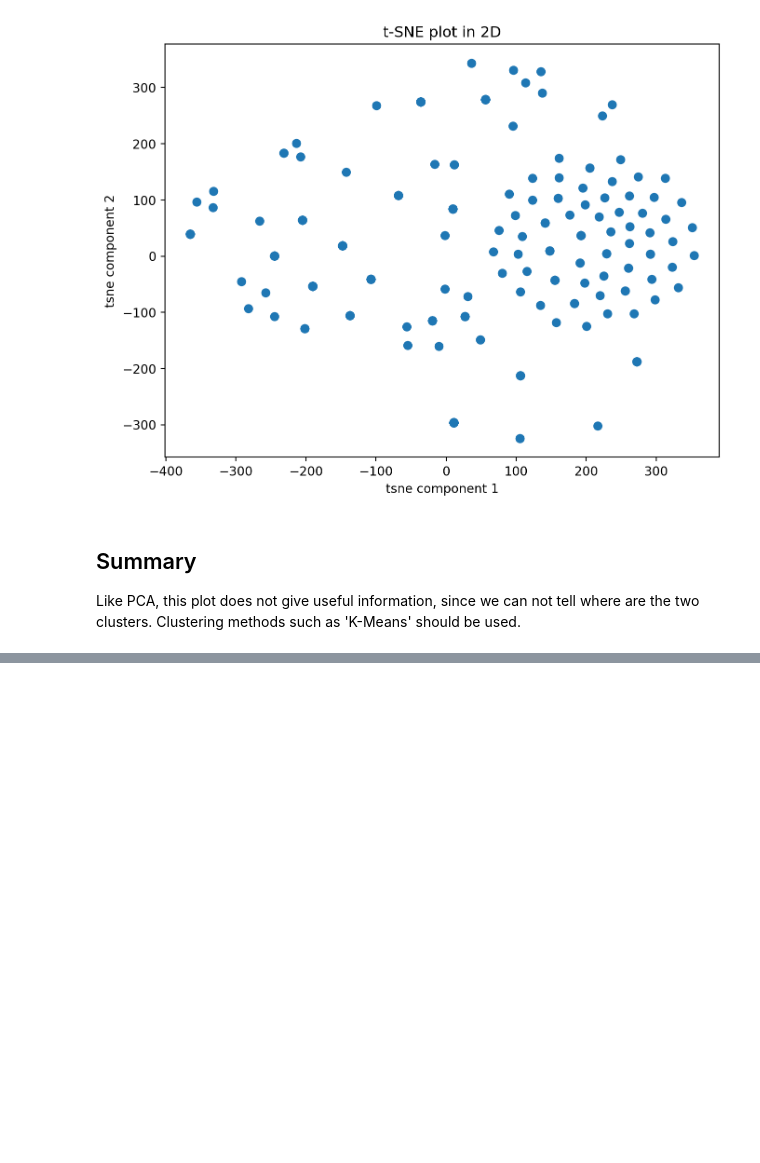
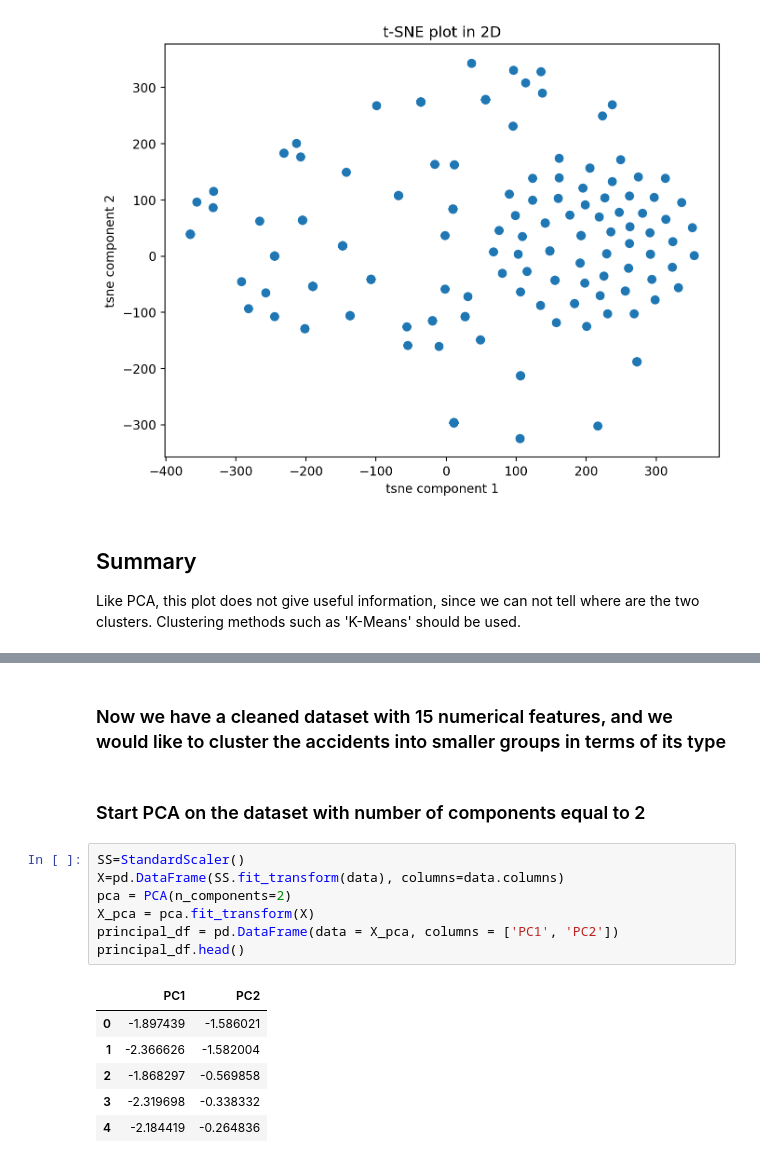
Before and after one commit to anly501/dsan-5000-project-WillWangUNC, a Jupyter notebook: dsan-website/5000-website/5000-website-Zenan/dimreduction.ipynb, the cells around one changed output, grey strips where cells are left out. Drawn from its saved outputs; the diff is of its cells as text; blank space fills up the shorter version.

```diff
--- a/dsan-website/5000-website/5000-website-Zenan/dimreduction.ipynb
+++ b/dsan-website/5000-website/5000-website-Zenan/dimreduction.ipynb
@@ -124,0 +145,18 @@ Like PCA, this plot does not give useful information, since we can not tell wher
+# %% [markdown]
+### Now we have a cleaned dataset with 15 numerical features, and we would like to cluster the accidents into smaller groups in terms of its type
+# %% [markdown]
+### Start PCA on the dataset with number of components equal to 2
+# %%
+SS=StandardScaler()
+X=pd.DataFrame(SS.fit_transform(data), columns=data.columns)
+pca = PCA(n_components=2)
+X_pca = pca.fit_transform(X)
+principal_df = pd.DataFrame(data = X_pca, columns = ['PC1', 'PC2'])
+principal_df.head()
+# %% [output]
+|  | PC1 | PC2 |
+| 0 | -1.897439 | -1.586021 |
+| 1 | -2.366626 | -1.582004 |
+| 2 | -1.868297 | -0.569858 |
+| 3 | -2.319698 | -0.338332 |
+| 4 | -2.184419 | -0.264836 |
```
Also changed, not shown: parts of 7 cells of this notebook, 6 other files.
